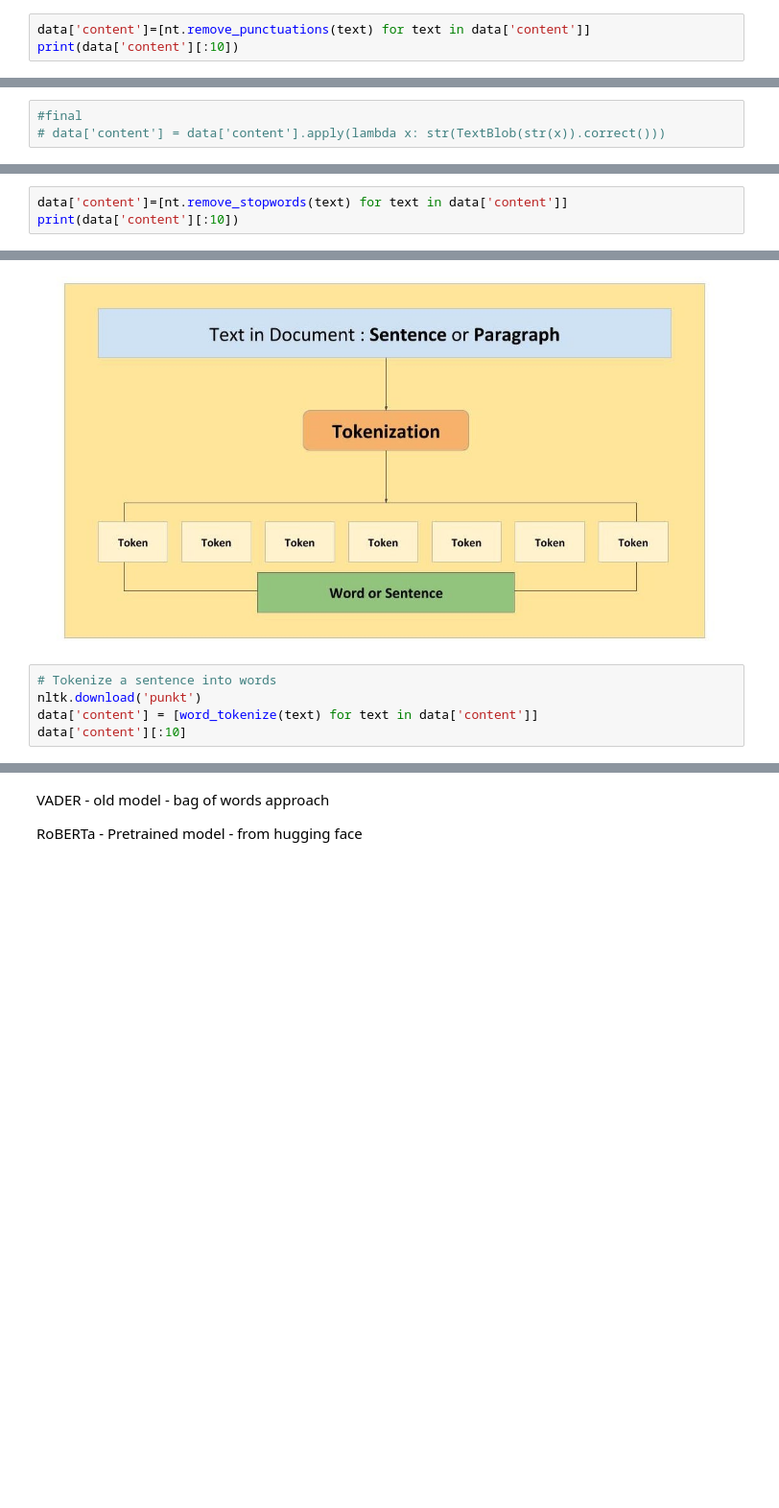
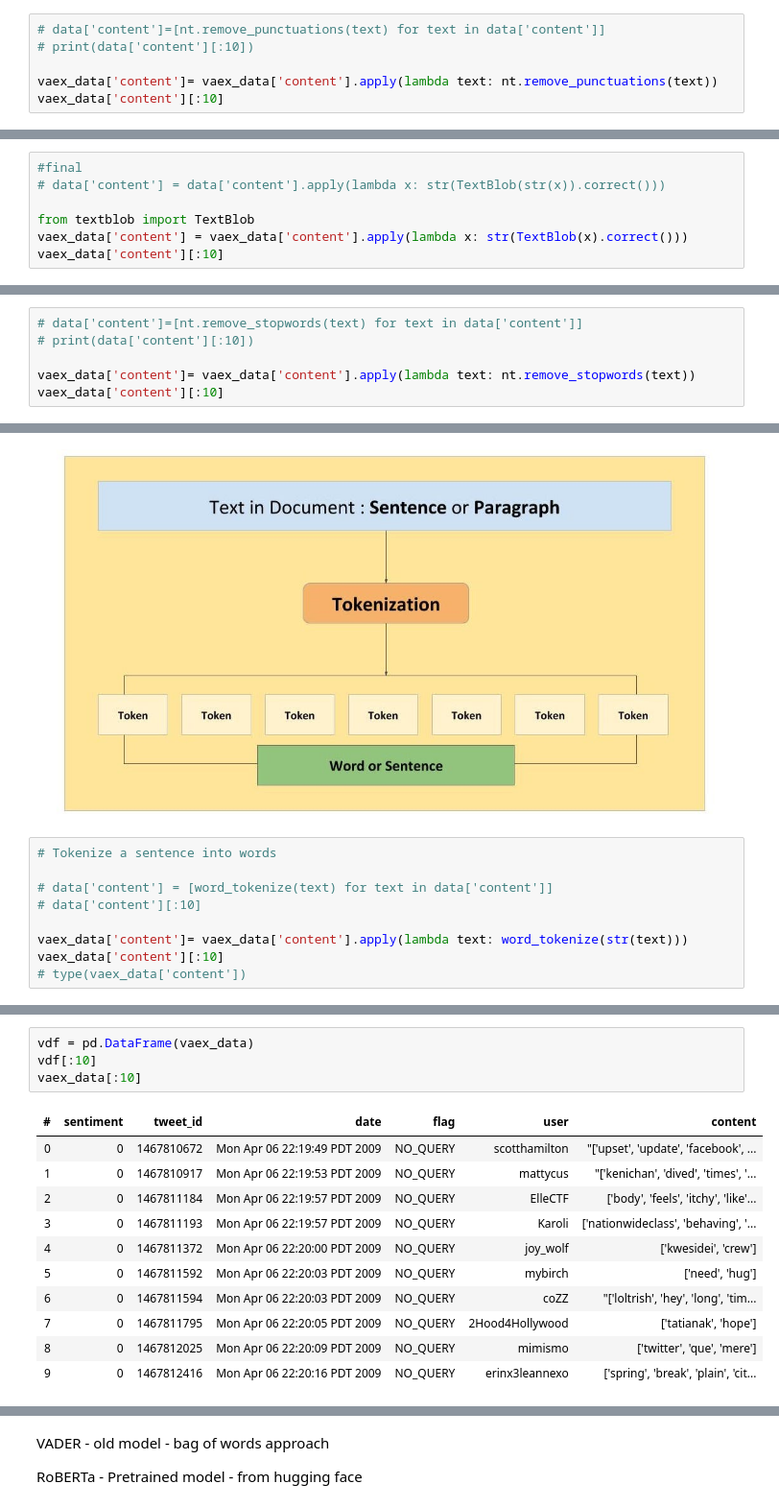
Before and after one commit to shruti-madhav/Sentiment_Analysis, a Jupyter notebook: Sentimnt_Analysis.ipynb, the cells around one changed output, grey strips where cells are left out. Shown at 96% size. Saved outputs shown, nothing was run; the diff lists cells and outputs as text; blank space fills up the shorter version.

```diff
--- a/Sentimnt_Analysis.ipynb
+++ b/Sentimnt_Analysis.ipynb
@@ -239,6 +309,9 @@ Why?
 
 As they generally aren't much of any information for many NLP tasks.
 # %%
-data['content']=[nt.remove_punctuations(text) for text in data['content']]
-print(data['content'][:10])
+# data['content']=[nt.remove_punctuations(text) for text in data['content']]
+# print(data['content'][:10])
+
+vaex_data['content']= vaex_data['content'].apply(lambda text: nt.remove_punctuations(text))
+vaex_data['content'][:10]
 # %% [output]
@@ -260,4 +335,8 @@ Checking for typos and replacing the correct spellings.
 # %%
 #final
 # data['content'] = data['content'].apply(lambda x: str(TextBlob(str(x)).correct()))
+
+from textblob import TextBlob
+vaex_data['content'] = vaex_data['content'].apply(lambda x: str(TextBlob(x).correct()))
+vaex_data['content'][:10]
 # %% [output]
@@ -269,5 +360,8 @@ Removing common, low-information words (mostly "and", "the", "in") known as stop
 
 Because they don't add much value either.
 # %%
-data['content']=[nt.remove_stopwords(text) for text in data['content']]
-print(data['content'][:10])
+# data['content']=[nt.remove_stopwords(text) for text in data['content']]
+# print(data['content'][:10])
+
+vaex_data['content']= vaex_data['content'].apply(lambda text: nt.remove_stopwords(text))
+vaex_data['content'][:10]
@@ -277,6 +385,10 @@ print(data['content'][:10])
 ![image.png](embedded-picture-1)
 # %%
 # Tokenize a sentence into words
-nltk.download('punkt')
-data['content'] = [word_tokenize(text) for text in data['content']]
-data['content'][:10]
+
+# data['content'] = [word_tokenize(text) for text in data['content']]
+# data['content'][:10]
+
+vaex_data['content']= vaex_data['content'].apply(lambda text: word_tokenize(str(text)))
+vaex_data['content'][:10]
+# type(vaex_data['content'])
@@ -282,0 +409,16 @@ data['content'][:10]
+# %%
+vdf = pd.DataFrame(vaex_data)
+vdf[:10]
+vaex_data[:10]
+# %% [output]
+| # | sentiment | tweet_id | date | flag | user | content |
+| 0 | 0 | 1467810672 | Mon Apr 06 22:19:49 PDT 2009 | NO_QUERY | scotthamilton | "['upset', 'update', 'facebook', ... |
+| 1 | 0 | 1467810917 | Mon Apr 06 22:19:53 PDT 2009 | NO_QUERY | mattycus | "['kenichan', 'dived', 'times', '... |
+| 2 | 0 | 1467811184 | Mon Apr 06 22:19:57 PDT 2009 | NO_QUERY | ElleCTF | ['body', 'feels', 'itchy', 'like'... |
+| 3 | 0 | 1467811193 | Mon Apr 06 22:19:57 PDT 2009 | NO_QUERY | Karoli | ['nationwideclass', 'behaving', '... |
+| 4 | 0 | 1467811372 | Mon Apr 06 22:20:00 PDT 2009 | NO_QUERY | joy_wolf | ['kwesidei', 'crew'] |
+| 5 | 0 | 1467811592 | Mon Apr 06 22:20:03 PDT 2009 | NO_QUERY | mybirch | ['need', 'hug'] |
+| 6 | 0 | 1467811594 | Mon Apr 06 22:20:03 PDT 2009 | NO_QUERY | coZZ | "['loltrish', 'hey', 'long', 'tim... |
+| 7 | 0 | 1467811795 | Mon Apr 06 22:20:05 PDT 2009 | NO_QUERY | 2Hood4Hollywood | ['tatianak', 'hope'] |
+| 8 | 0 | 1467812025 | Mon Apr 06 22:20:09 PDT 2009 | NO_QUERY | mimismo | ['twitter', 'que', 'mere'] |
+| 9 | 0 | 1467812416 | Mon Apr 06 22:20:16 PDT 2009 | NO_QUERY | erinx3leannexo | ['spring', 'break', 'plain', 'cit... |
```
Also changed, not shown: parts of 31 cells of this notebook.
